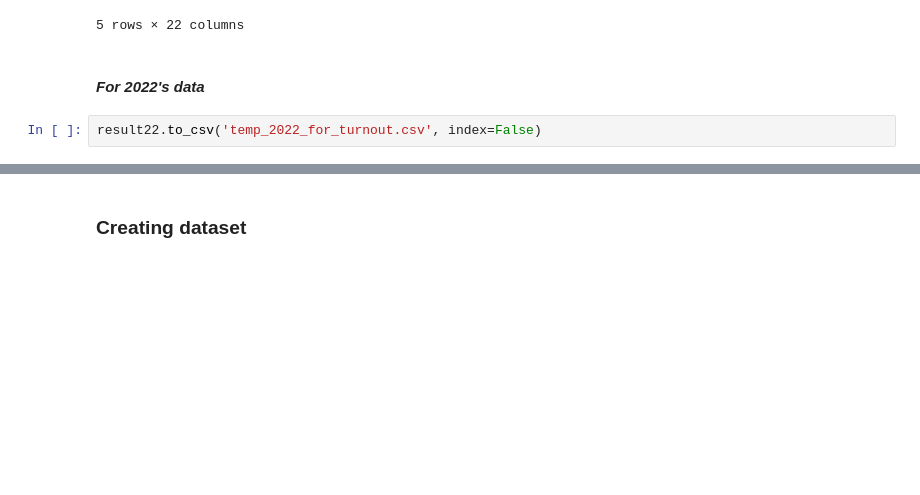
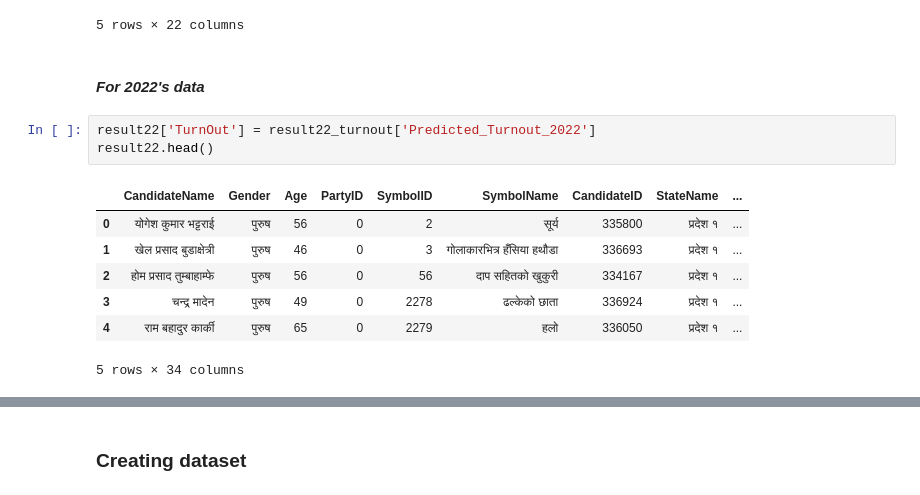
Before and after one commit to UjjwalKarkeyy/Nepal_Election_Prediction_Model, a Jupyter notebook: main.ipynb, the cells around one changed output, grey strips where cells are left out. Drawn from its saved outputs; the diff is of its cells as text; blank space fills up the shorter version.

Commit message:
Age column created!

```diff
--- a/main.ipynb
+++ b/main.ipynb
@@ -441,5 +436,14 @@ result17.head()
 5 rows × 22 columns
 # %% [markdown]
 #### <i>For 2022's data</i>
-# %%
-result22.to_csv('temp_2022_for_turnout.csv', index=False)
+# %%
+result22['TurnOut'] = result22_turnout['Predicted_Turnout_2022']
+result22.head()
+# %% [output]
+|  | CandidateName | Gender | Age | PartyID | SymbolID | SymbolName | CandidateID | StateName | ... |
+| 0 | योगेश कुमार भट्टराई | पुरुष | 56 | 0 | 2 | सूर्य | 335800 | प्रदेश १ | ... |
+| 1 | खेल प्रसाद बुडाक्षेत्री | पुरुष | 46 | 0 | 3 | गोलाकारभित्र हँसिया हथौडा | 336693 | प्रदेश १ | ... |
+| 2 | होम प्रसाद तुम्बाहाम्फे | पुरुष | 56 | 0 | 56 | दाप सहितको खुकुरी | 334167 | प्रदेश १ | ... |
+| 3 | चन्द्र मादेन | पुरुष | 49 | 0 | 2278 | ढल्केको छाता | 336924 | प्रदेश १ | ... |
+| 4 | राम बहादुर कार्की | पुरुष | 65 | 0 | 2279 | हलो | 336050 | प्रदेश १ | ... |
+5 rows × 34 columns
```
Also changed, not shown: parts of 8 cells of this notebook.
